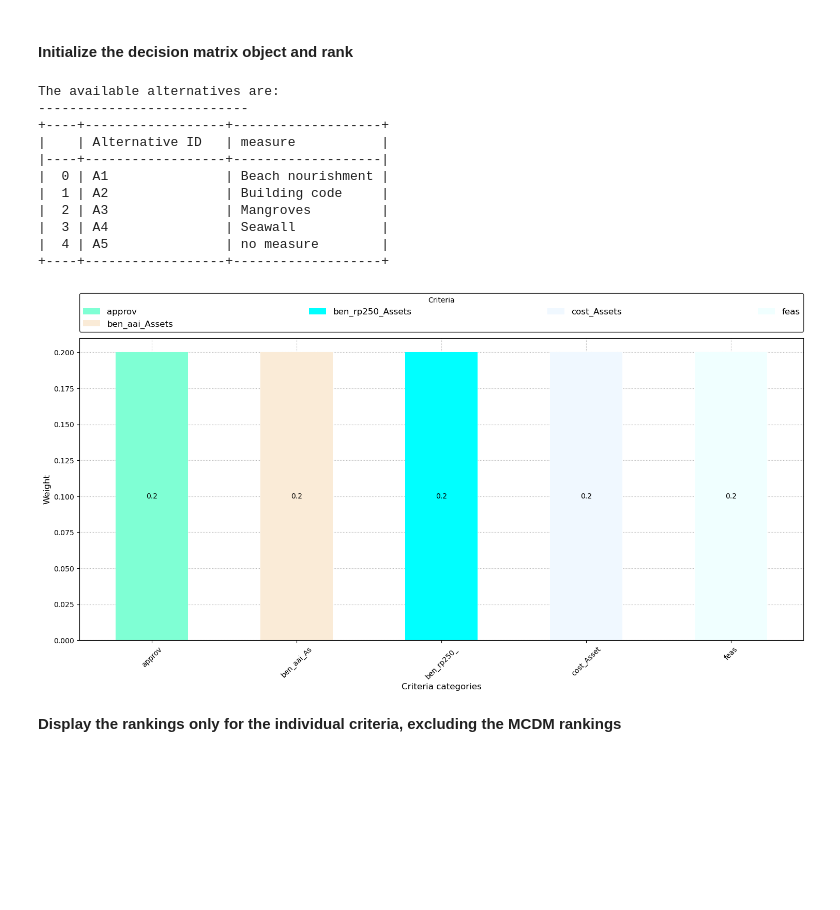
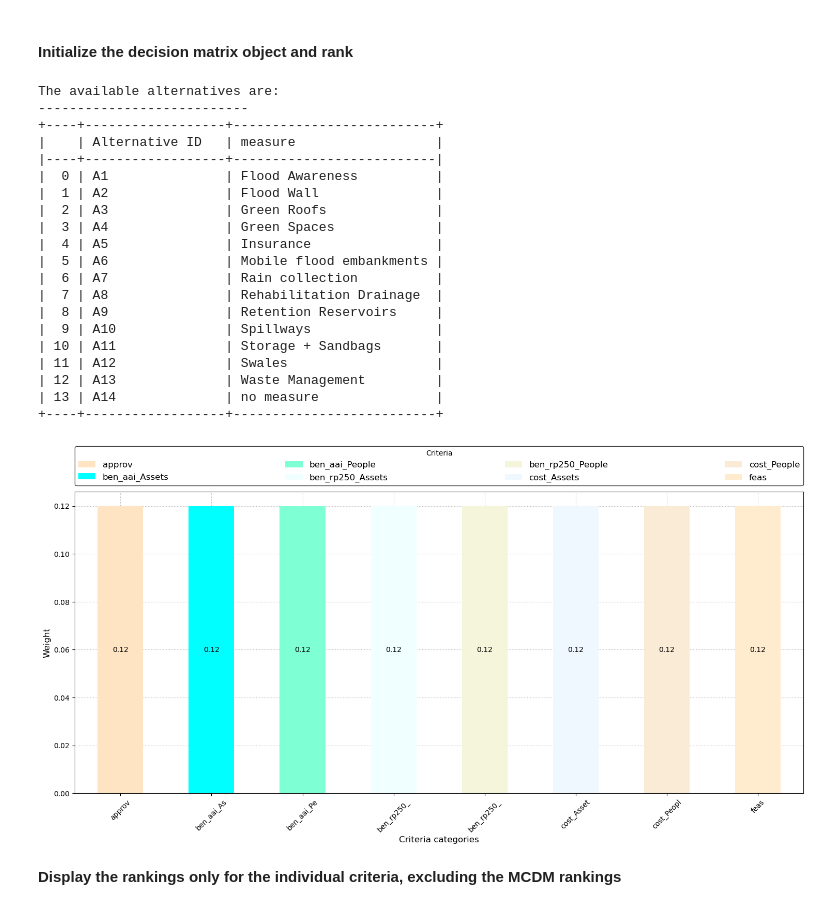
Before and after one commit to spjuhel/MCDM_prototype, a Jupyter notebook: MCDM_tutorial.ipynb, the cells around one changed output. Cells and saved outputs as stored; diff of their text form; code cells hidden in the pictures; blank space fills up the shorter version.

```diff
--- a/MCDM_tutorial.ipynb
+++ b/MCDM_tutorial.ipynb
@@ -26,7 +26,7 @@ WARNING: There was an error checking the latest version of pip.
 # 'CLIMADA_DEMO' - CLIMADA demo entity and hazard set TC  (Does not work for Part 4 – Groups)
 # 'CanTho_PLFL' - Can Tho, Vietnam and flood hazard (Based on the ECA Case Study ECA Vietnam, Compound Flood Risk and Heat Waves
 
-file_str = 'CLIMADA_DEMO'   # or 'CLIMADA_DEMO'  'CanTho_PLFL'
+file_str = 'CanTho_PLFL'   # or 'CLIMADA_DEMO'  'CanTho_PLFL'
 
 # *************** End of user-modifiable parameters ***************
 # %% [markdown]
@@ -154,42 +154,51 @@ The criteria columns of the metrics dataframe are:
 # %%
 from MCDM.DecisionMatrix import DecisionMatrix  # Import DecisionMatrix module
 
 # *************** User-modifiable parameters ***************
 
 alt_cols = ['measure'] # Columns in metrics_df that contains the alternatives
 crit_cols = [col for col in all_crit_cols if 'bcr' not in col and 'npv' not in col] # Columns in metrics_df that contains the criteria
 objectives = {crit: -1 if 'cost' in crit else 1 for crit in crit_cols} # Dictionary of objectives
 weights = {} # Dictionary of weights. Default is equal for all criteria
 
 # *************** End of user-modifiable parameters ***************
 
 
 # Initialize the decision matrix object
 dm = DecisionMatrix(metrics_df=metrics_df, objectives=objectives, alt_cols=alt_cols, crit_cols=crit_cols)
 
 # Print the alternatives
 print('The available alternatives are:')
 print('---------------------------')
 print(tabulate(dm.alternatives_df, headers='keys', tablefmt='psql'))
 
 # Plot the criteria weights
-dm.plot_criteria()
+dm.plot_criteria_weights()
 
 # Rank the alternatives
 ranks_output = dm.calc_rankings()
 # %% [output]
 The available alternatives are:
 ---------------------------
-+----+------------------+-------------------+
-|    | Alternative ID   | measure           |
-|----+------------------+-------------------|
-|  0 | A1               | Beach nourishment |
-|  1 | A2               | Building code     |
-|  2 | A3               | Mangroves         |
-|  3 | A4               | Seawall           |
-|  4 | A5               | no measure        |
-+----+------------------+-------------------+
++----+------------------+--------------------------+
+|    | Alternative ID   | measure                  |
+|----+------------------+--------------------------|
+|  0 | A1               | Flood Awareness          |
+|  1 | A2               | Flood Wall               |
+|  2 | A3               | Green Roofs              |
+|  3 | A4               | Green Spaces             |
+|  4 | A5               | Insurance                |
+|  5 | A6               | Mobile flood embankments |
+|  6 | A7               | Rain collection          |
+|  7 | A8               | Rehabilitation Drainage  |
+|  8 | A9               | Retention Reservoirs     |
+|  9 | A10              | Spillways                |
+| 10 | A11              | Storage + Sandbags       |
+| 11 | A12              | Swales                   |
+| 12 | A13              | Waste Management         |
+| 13 | A14              | no measure               |
++----+------------------+--------------------------+
-[figure, old version]
+[figure, new version]
 # %% [markdown]
 **Display the rankings only for the individual criteria, excluding the MCDM rankings**
 # %%
```
Also changed, not shown: parts of 18 cells of this notebook, 14 other files.
